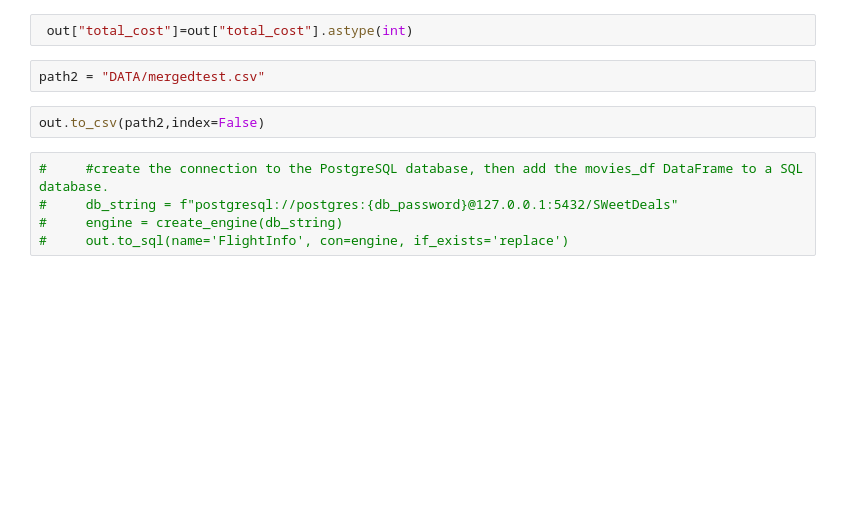
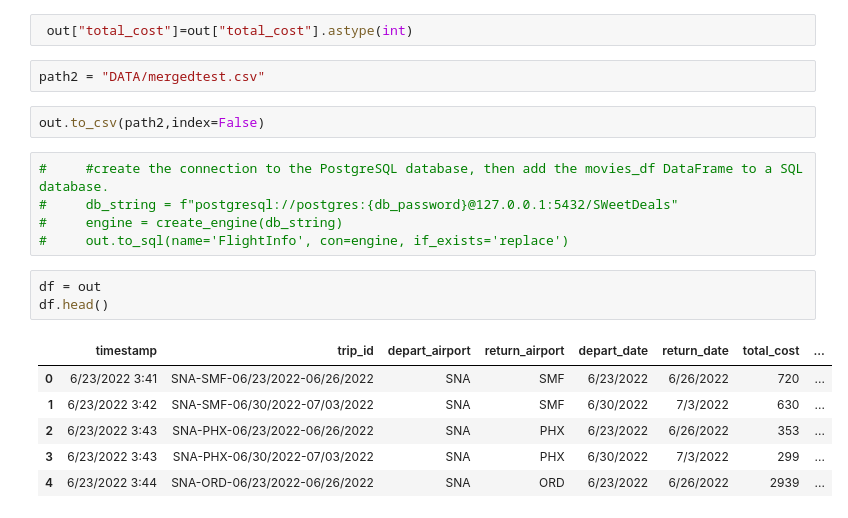
Before and after one commit to ecmorrow1/SWeetDeals, a Jupyter notebook: Merge CSV Attempt.ipynb, the cells around one changed output. Saved outputs shown, nothing was run; the diff lists cells and outputs as text; blank space fills up the shorter version.

```diff
--- a/Merge CSV Attempt.ipynb
+++ b/Merge CSV Attempt.ipynb
@@ -74,3 +82,13 @@ out.to_csv(path2,index=False)
 #     db_string = f"postgresql://postgres:{db_password}@127.0.0.1:5432/SWeetDeals"
 #     engine = create_engine(db_string)
 #     out.to_sql(name='FlightInfo', con=engine, if_exists='replace')
+# %%
+df = out
+df.head()
+# %% [output]
+|  | timestamp | trip_id | depart_airport | return_airport | depart_date | return_date | total_cost | ... |
+| 0 | 6/23/2022 3:41 | SNA-SMF-06/23/2022-06/26/2022 | SNA | SMF | 6/23/2022 | 6/26/2022 | 720 | ... |
+| 1 | 6/23/2022 3:42 | SNA-SMF-06/30/2022-07/03/2022 | SNA | SMF | 6/30/2022 | 7/3/2022 | 630 | ... |
+| 2 | 6/23/2022 3:43 | SNA-PHX-06/23/2022-06/26/2022 | SNA | PHX | 6/23/2022 | 6/26/2022 | 353 | ... |
+| 3 | 6/23/2022 3:43 | SNA-PHX-06/30/2022-07/03/2022 | SNA | PHX | 6/30/2022 | 7/3/2022 | 299 | ... |
+| 4 | 6/23/2022 3:44 | SNA-ORD-06/23/2022-06/26/2022 | SNA | ORD | 6/23/2022 | 6/26/2022 | 2939 | ... |
```
Also changed, not shown: parts of 33 cells of this notebook, 2 other files.
